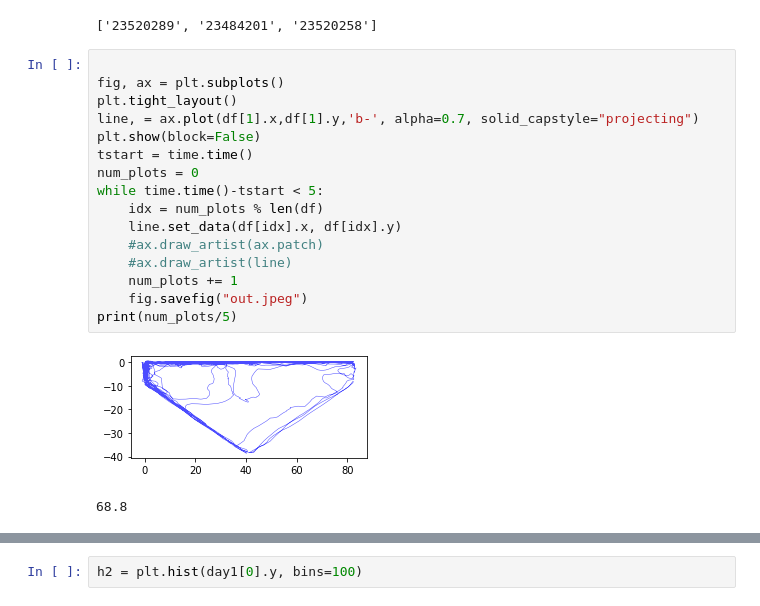
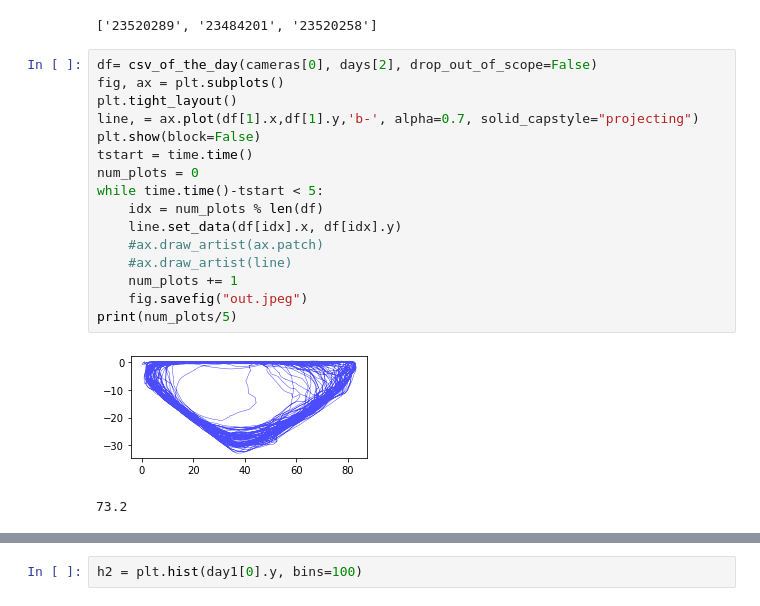
Before and after one commit to UlrikeScherer/Fish-Tracking-Visualization, a Jupyter notebook: Trajectory-Visualisation.ipynb, the cells around one changed output, grey strips where cells are left out. Saved outputs shown, nothing was run; the diff lists cells and outputs as text.

```diff
--- a/Trajectory-Visualisation.ipynb
+++ b/Trajectory-Visualisation.ipynb
@@ -115,24 +132,24 @@ cameras[:3]
 # %% [output]
 ['23520289', '23484201', '23520258']
 # %%
-
+df= csv_of_the_day(cameras[0], days[2], drop_out_of_scope=False)
 fig, ax = plt.subplots()
 plt.tight_layout()
 line, = ax.plot(df[1].x,df[1].y,'b-', alpha=0.7, solid_capstyle="projecting")
 plt.show(block=False)
 tstart = time.time()
 num_plots = 0
 while time.time()-tstart < 5:
     idx = num_plots % len(df)
     line.set_data(df[idx].x, df[idx].y)
     #ax.draw_artist(ax.patch)
     #ax.draw_artist(line)
     num_plots += 1
     fig.savefig("out.jpeg")
 print(num_plots/5)
 # %% [output]
-[figure, old version]
+[figure, new version]
-68.8
+73.2
 # %%
 ROOT_img = "plots"
 
```
Also changed, not shown: parts of 11 cells of this notebook, 13 other files.
